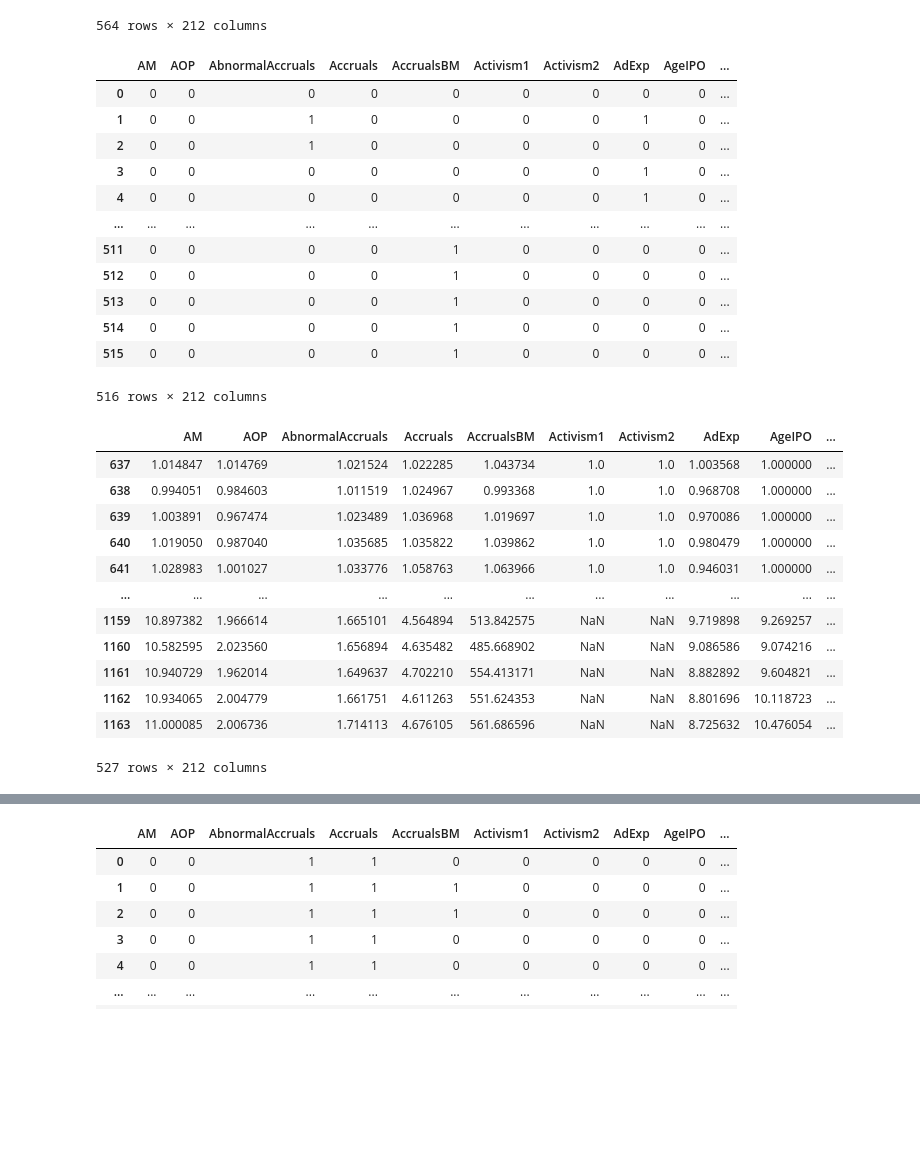
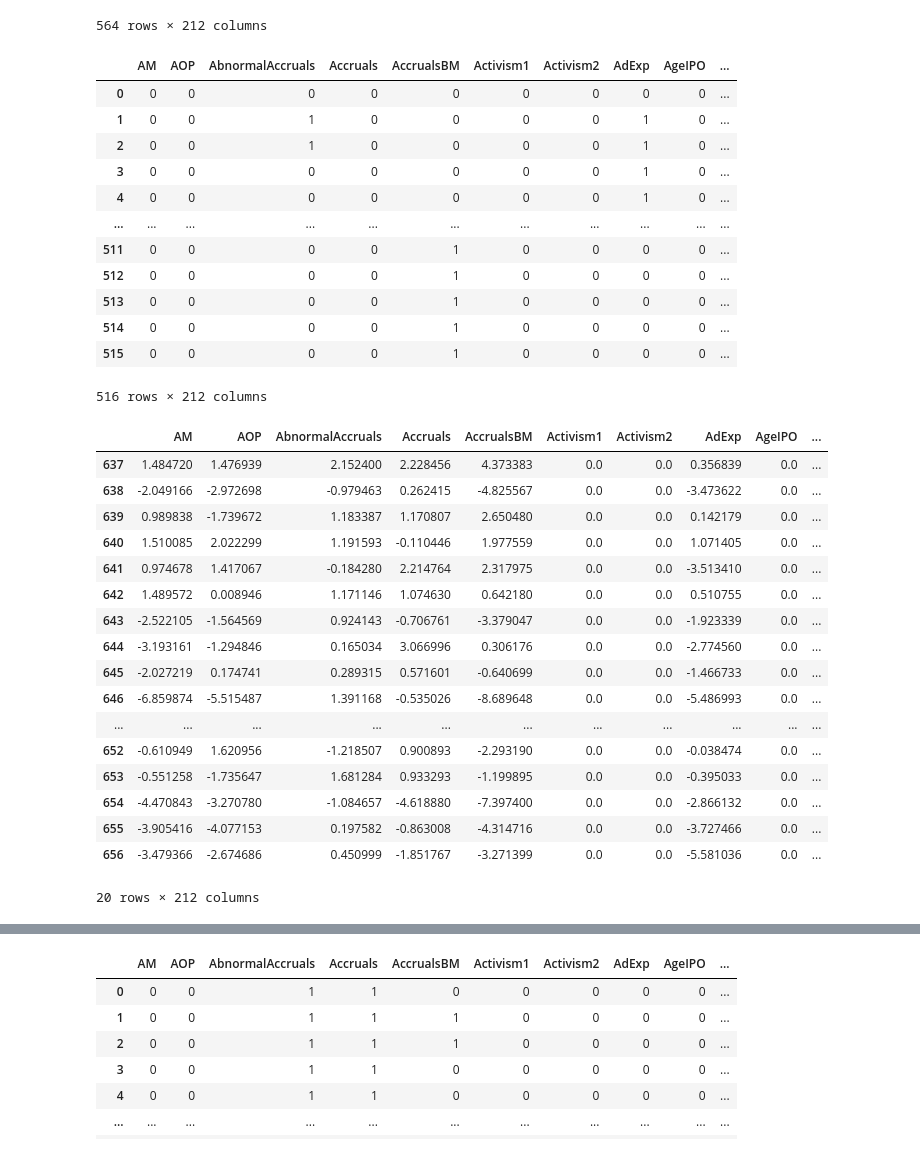
Before and after one commit to Raymondli073/Factor_timing, a Jupyter notebook: factor_timing_strat.ipynb, the cells around one changed output, grey strips where cells are left out. Drawn from its saved outputs; the diff is of its cells as text; code cells hidden in the pictures; blank space fills up the shorter version.

```diff
--- a/factor_timing_strat.ipynb
+++ b/factor_timing_strat.ipynb
@@ -54,10 +54,10 @@ df_cv = pd.read_csv('factor_timing2_cv.csv')
 df_cv = df_cv.drop(columns='Unnamed: 0')
 
 df_indicator = pd.DataFrame()
-CV95 = df_cv.iloc[:,1]
+CV90 = df_cv.iloc[:,0]
 for column in df_bsadf.columns:
     x = df_bsadf[column]
-    df_indicator = pd.concat([df_indicator,(x>CV95)],axis=1)
+    df_indicator = pd.concat([df_indicator,(x>CV90)],axis=1)
 
 
 df_ret = df.iloc[48:,:]
@@ -78,7 +78,7 @@ df_signal
 |  | AM | AOP | AbnormalAccruals | Accruals | AccrualsBM | Activism1 | Activism2 | AdExp | AgeIPO | ... |
 | 0 | 0 | 0 | 0 | 0 | 0 | 0 | 0 | 0 | 0 | ... |
 | 1 | 0 | 0 | 1 | 0 | 0 | 0 | 0 | 1 | 0 | ... |
-| 2 | 0 | 0 | 1 | 0 | 0 | 0 | 0 | 0 | 0 | ... |
+| 2 | 0 | 0 | 1 | 0 | 0 | 0 | 0 | 1 | 0 | ... |
 | 3 | 0 | 0 | 0 | 0 | 0 | 0 | 0 | 1 | 0 | ... |
 | 4 | 0 | 0 | 0 | 0 | 0 | 0 | 0 | 1 | 0 | ... |
 | ... | ... | ... | ... | ... | ... | ... | ... | ... | ... | ... |
@@ -91,30 +91,38 @@ df_signal
 # %%
 # factor momentum strategy
 
 df0 = pd.read_csv('/Users/raymondli/Desktop/PredictorLSretWide.csv')
 df0 = df0.iloc[600+37:]
 date = df0['date']
 df0 = df0.drop(columns='date')
 df0 = df0.interpolate(limit=10)
 
-df_cum0 = (1+df0/100).cumprod()
-df_cum01 = df_cum0.iloc[:350,:]
-df_cum02 = df_cum0.iloc[350:,:]
-df_cum01 = df_cum01.fillna(1)
-df_cum02 = df_cum02.fillna(method='ffill')
-df_cum0 = pd.concat([df_cum01,df_cum02])
-df_cum0
+# df_cum0 = (1+df0/100).cumprod()
+# df_cum01 = df_cum0.iloc[:350,:]
+# df_cum02 = df_cum0.iloc[350:,:]
+# df_cum01 = df_cum01.fillna(1)
+# df_cum02 = df_cum02.fillna(method='ffill')
+# df_cum0 = pd.concat([df_cum01,df_cum02])
+# df_cum0
+
+df0 = df0.fillna(0)
+df0.head(20)
 # %% [output]
 |  | AM | AOP | AbnormalAccruals | Accruals | AccrualsBM | Activism1 | Activism2 | AdExp | AgeIPO | ... |
-| 637 | 1.014847 | 1.014769 | 1.021524 | 1.022285 | 1.043734 | 1.0 | 1.0 | 1.003568 | 1.000000 | ... |
-| 638 | 0.994051 | 0.984603 | 1.011519 | 1.024967 | 0.993368 | 1.0 | 1.0 | 0.968708 | 1.000000 | ... |
-| 639 | 1.003891 | 0.967474 | 1.023489 | 1.036968 | 1.019697 | 1.0 | 1.0 | 0.970086 | 1.000000 | ... |
-| 640 | 1.019050 | 0.987040 | 1.035685 | 1.035822 | 1.039862 | 1.0 | 1.0 | 0.980479 | 1.000000 | ... |
-| 641 | 1.028983 | 1.001027 | 1.033776 | 1.058763 | 1.063966 | 1.0 | 1.0 | 0.946031 | 1.000000 | ... |
+| 637 | 1.484720 | 1.476939 | 2.152400 | 2.228456 | 4.373383 | 0.0 | 0.0 | 0.356839 | 0.0 | ... |
+| 638 | -2.049166 | -2.972698 | -0.979463 | 0.262415 | -4.825567 | 0.0 | 0.0 | -3.473622 | 0.0 | ... |
+| 639 | 0.989838 | -1.739672 | 1.183387 | 1.170807 | 2.650480 | 0.0 | 0.0 | 0.142179 | 0.0 | ... |
+| 640 | 1.510085 | 2.022299 | 1.191593 | -0.110446 | 1.977559 | 0.0 | 0.0 | 1.071405 | 0.0 | ... |
+| 641 | 0.974678 | 1.417067 | -0.184280 | 2.214764 | 2.317975 | 0.0 | 0.0 | -3.513410 | 0.0 | ... |
+| 642 | 1.489572 | 0.008946 | 1.171146 | 1.074630 | 0.642180 | 0.0 | 0.0 | 0.510755 | 0.0 | ... |
+| 643 | -2.522105 | -1.564569 | 0.924143 | -0.706761 | -3.379047 | 0.0 | 0.0 | -1.923339 | 0.0 | ... |
+| 644 | -3.193161 | -1.294846 | 0.165034 | 3.066996 | 0.306176 | 0.0 | 0.0 | -2.774560 | 0.0 | ... |
+| 645 | -2.027219 | 0.174741 | 0.289315 | 0.571601 | -0.640699 | 0.0 | 0.0 | -1.466733 | 0.0 | ... |
+| 646 | -6.859874 | -5.515487 | 1.391168 | -0.535026 | -8.689648 | 0.0 | 0.0 | -5.486993 | 0.0 | ... |
 | ... | ... | ... | ... | ... | ... | ... | ... | ... | ... | ... |
-| 1159 | 10.897382 | 1.966614 | 1.665101 | 4.564894 | 513.842575 | NaN | NaN | 9.719898 | 9.269257 | ... |
-| 1160 | 10.582595 | 2.023560 | 1.656894 | 4.635482 | 485.668902 | NaN | NaN | 9.086586 | 9.074216 | ... |
-| 1161 | 10.940729 | 1.962014 | 1.649637 | 4.702210 | 554.413171 | NaN | NaN | 8.882892 | 9.604821 | ... |
-| 1162 | 10.934065 | 2.004779 | 1.661751 | 4.611263 | 551.624353 | NaN | NaN | 8.801696 | 10.118723 | ... |
-| 1163 | 11.000085 | 2.006736 | 1.714113 | 4.676105 | 561.686596 | NaN | NaN | 8.725632 | 10.476054 | ... |
+| 652 | -0.610949 | 1.620956 | -1.218507 | 0.900893 | -2.293190 | 0.0 | 0.0 | -0.038474 | 0.0 | ... |
+| 653 | -0.551258 | -1.735647 | 1.681284 | 0.933293 | -1.199895 | 0.0 | 0.0 | -0.395033 | 0.0 | ... |
+| 654 | -4.470843 | -3.270780 | -1.084657 | -4.618880 | -7.397400 | 0.0 | 0.0 | -2.866132 | 0.0 | ... |
+| 655 | -3.905416 | -4.077153 | 0.197582 | -0.863008 | -4.314716 | 0.0 | 0.0 | -3.727466 | 0.0 | ... |
+| 656 | -3.479366 | -2.674686 | 0.450999 | -1.851767 | -3.271399 | 0.0 | 0.0 | -5.581036 | 0.0 | ... |
-527 rows × 212 columns
+20 rows × 212 columns
```
Also changed, not shown: parts of 12 cells of this notebook.
